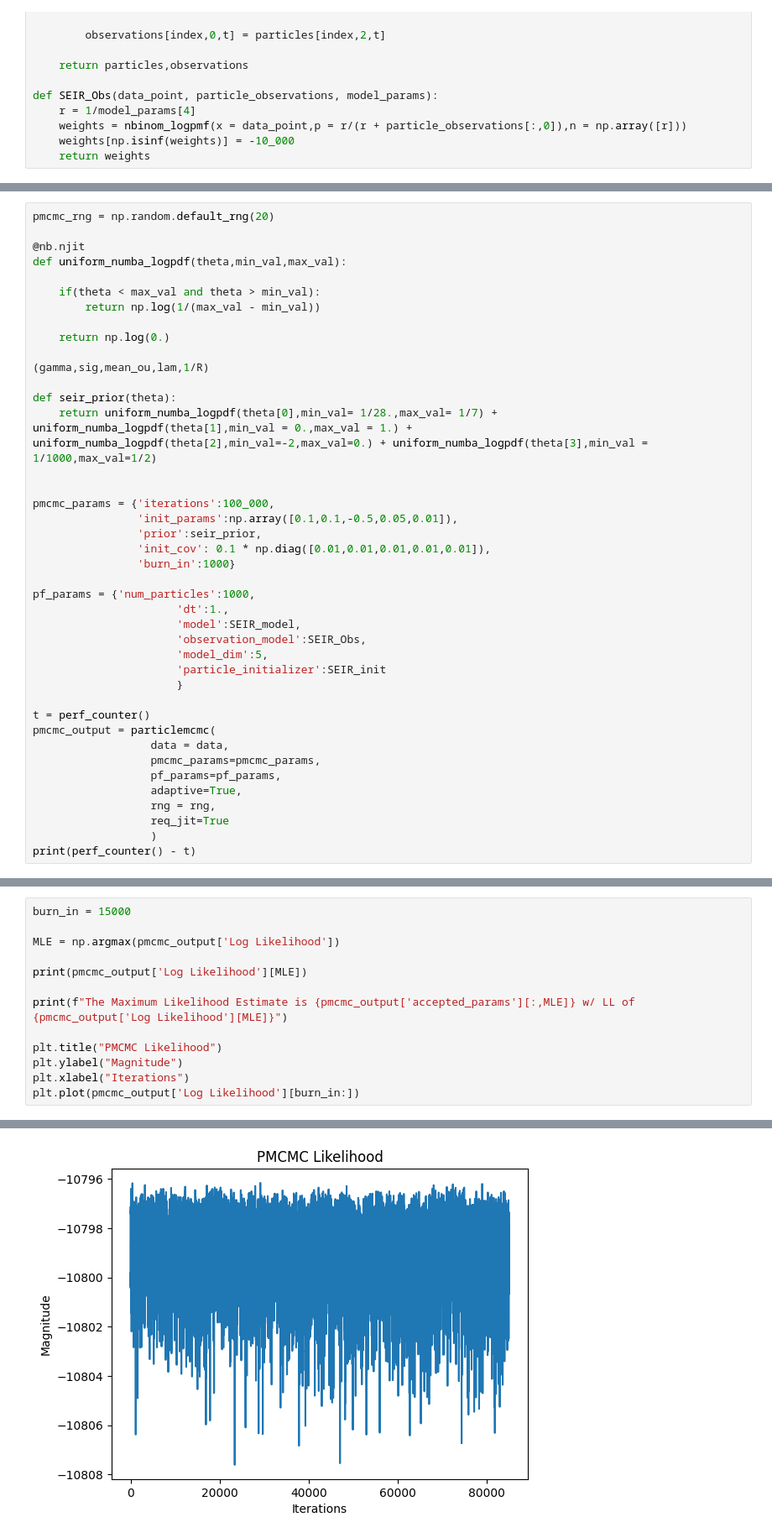
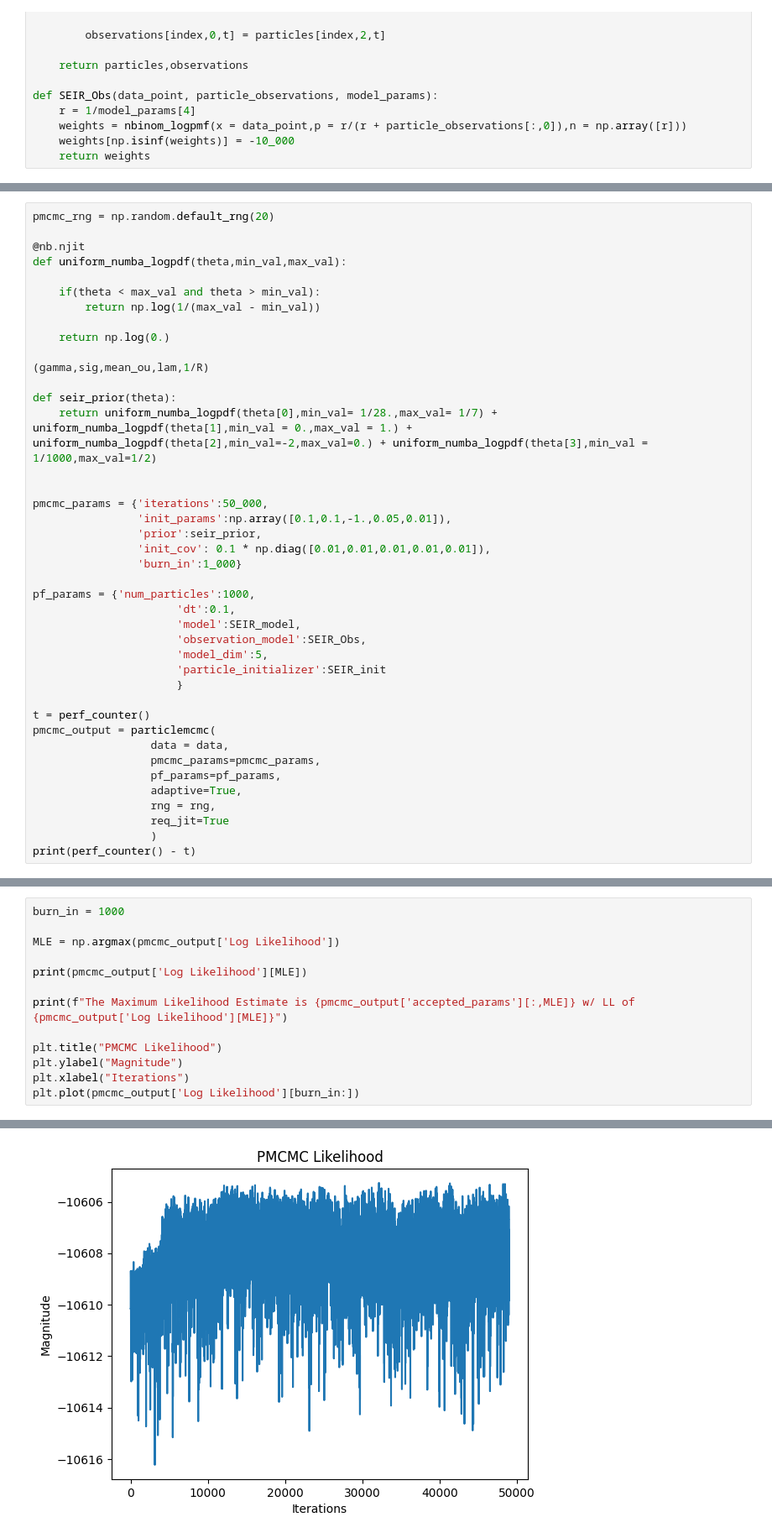
Before and after one commit to Averydx/PMCMC, a Jupyter notebook: examples/PMCMC_seir_OU.ipynb, the cells around one changed output, grey strips where cells are left out. Shown at 84% size. Cells and saved outputs as stored; diff of their text form.

```diff
--- a/examples/PMCMC_seir_OU.ipynb
+++ b/examples/PMCMC_seir_OU.ipynb
@@ -145,14 +145,14 @@ def seir_prior(theta):
     return uniform_numba_logpdf(theta[0],min_val= 1/28.,max_val= 1/7) + uniform_numba_logpdf(theta[1],min_val = 0.,max_val = 1.) + uniform_numba_logpdf(theta[2],min_val=-2,max_val=0.) + uniform_numba_logpdf(theta[3],min_val = 1/1000,max_val=1/2)
 
 
-pmcmc_params = {'iterations':100_000,
-                'init_params':np.array([0.1,0.1,-0.5,0.05,0.01]),
+pmcmc_params = {'iterations':50_000,
+                'init_params':np.array([0.1,0.1,-1.,0.05,0.01]),
                 'prior':seir_prior,
                 'init_cov': 0.1 * np.diag([0.01,0.01,0.01,0.01,0.01]),
-                'burn_in':1000}
+                'burn_in':1_000}
 
 pf_params = {'num_particles':1000,
-                      'dt':1.,
+                      'dt':0.1,
                       'model':SEIR_model,
                       'observation_model':SEIR_Obs,
                       'model_dim':5,
@@ -191,5 +190,5 @@ KeyboardInterrupt:
 # %%
-burn_in = 15000
+burn_in = 1000
 
 MLE = np.argmax(pmcmc_output['Log Likelihood'])
 
@@ -207,5 +206,5 @@ The Maximum Likelihood Estimate is [ 0.07091561  0.07485034 -1.0844954   0.45231
 [<matplotlib.lines.Line2D at 0x...>]
-[figure, old version]
+[figure, new version]
 # %%
 plt.title(f"Distribution of $\\gamma$ w/ mean: {np.mean(pmcmc_output['accepted_params'][0,burn_in:])} and std: {np.std(pmcmc_output['accepted_params'][0,burn_in:])}")
 plt.hist(pmcmc_output['accepted_params'][0,burn_in:],density=True,bins = 50)
```
Also changed, not shown: parts of 8 cells of this notebook, 4 other files.
